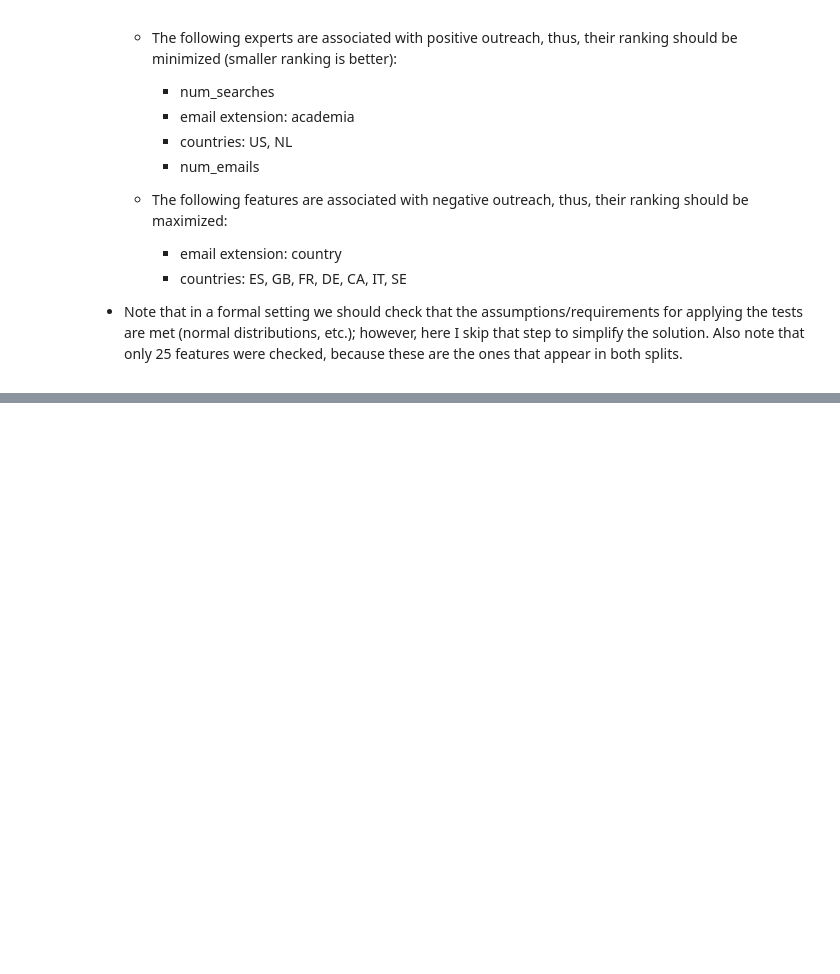
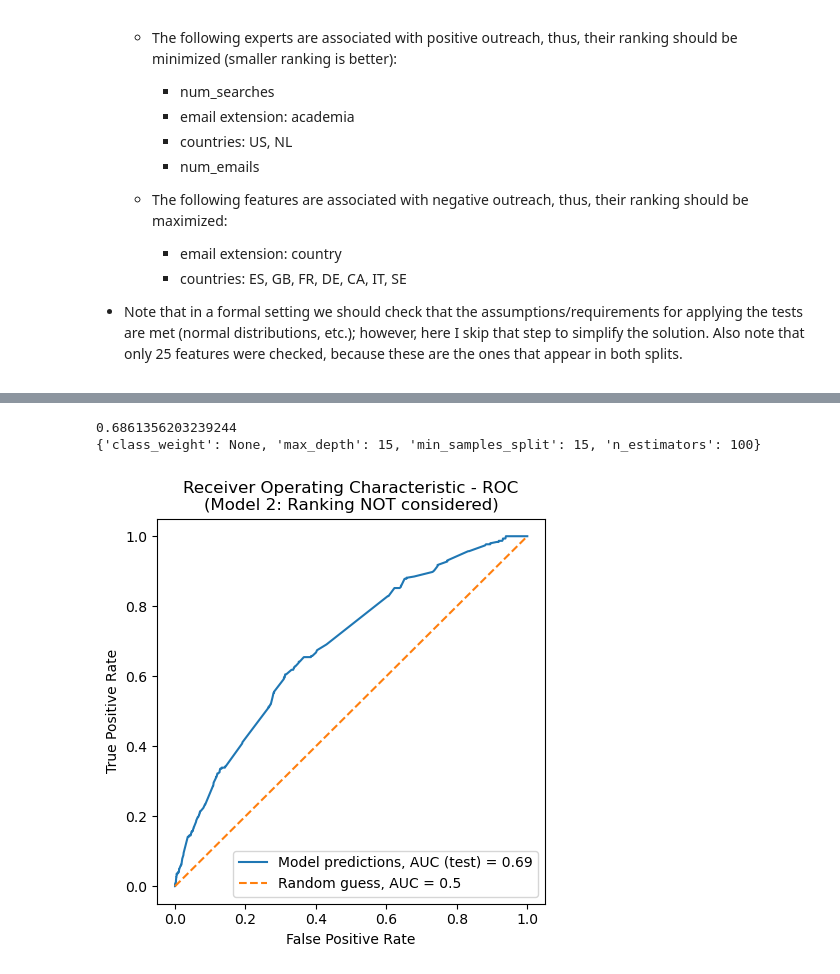
Before and after one commit to mxagar/expert_chase, a Jupyter notebook: expert_analysis.ipynb, the cells around one changed output, grey strips where cells are left out. Drawn from its saved outputs; the diff is of its cells as text; code cells hidden in the pictures; blank space fills up the shorter version.

```diff
--- a/expert_analysis.ipynb
+++ b/expert_analysis.ipynb
@@ -1255,0 +1371,28 @@ plt.savefig('./assets/feature_comparison_test.png', dpi=200, transparent=False,
+# %%
+X = df_experts.drop(['person_id',
+                     'outreach_min',
+                     'outreach_max',
+                     'ranking_max',
+                     'ranking_median',
+                     'ranking_min'], axis=1)
+y = df_experts['outreach_max']
+rs = 7 # random seed
+X_train, X_test, y_train, y_test = train_test_split(X,
+                                                    y,
+                                                    test_size=0.2,
+                                                    stratify=y,
+                                                    random_state=rs)
+
+params_grid = {
+  'max_depth': [15, 20],
+  'n_estimators': [100, 200],
+  'min_samples_split': [10, 15],
+  'class_weight': [None, 'balanced']
+}
+
+model = RandomForestClassifier(random_state=rs)
+grid_search = GridSearchCV(estimator=model,
+                           param_grid=params_grid,
+                           scoring='roc_auc',
+                           cv=3,
+                           verbose=1)
@@ -1255,0 +1404,6 @@ plt.savefig('./assets/feature_comparison_test.png', dpi=200, transparent=False,
+# %%
+print(grid_search.best_score_)
+print(grid_search.best_params_)
+# %% [output]
+0.6861356203239244
+{'class_weight': None, 'max_depth': 15, 'min_samples_split': 15, 'n_estimators': 100}
@@ -1255,0 +1413,11 @@ plt.savefig('./assets/feature_comparison_test.png', dpi=200, transparent=False,
+# %%
+rfc2 = pickle.load(open('rf2.pickle','rb'))
+# %%
+model = rfc2
+X_test = X_test
+y_test = y_test
+title = "Model 2: Ranking NOT considered"
+filename = "model2_roc_curve_test.png"
+plot_roc_curve(model, X_test, y_test, title, filename)
+# %% [output]
+[figure, added]
```
Also changed, not shown: parts of 33 cells of this notebook.
